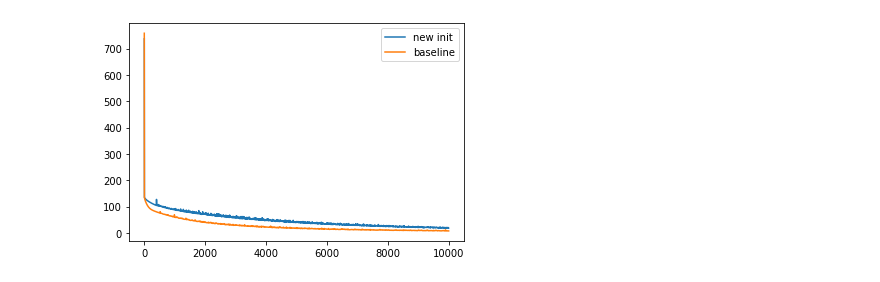
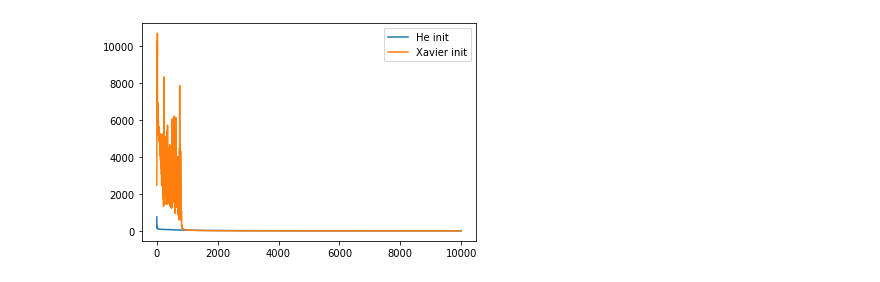
Before and after one commit to margotwagner/HCPrediction, a Jupyter notebook: notebooks/output-explorer.ipynb, the cells around one changed output. Cells and saved outputs as stored; diff of their text form; code cells hidden in the pictures.

```diff
--- a/notebooks/output-explorer.ipynb
+++ b/notebooks/output-explorer.ipynb
@@ -5,4 +83,4 @@ import numpy as np
 # %%
 # outputs = torch.load("../Elman_SGD/predloss/baseline_07022025.pth.tar")
-outputs = torch.load("../Elman_SGD/predloss/mh_0.3_eye_07032025.pth.tar")
-baseline = torch.load("../Elman_SGD/predloss/baseline_07022025.pth.tar")
+baseline = torch.load("../Elman_SGD/predloss/no-mask/baseline-07092025.pth.tar")
+outputs = torch.load("../Elman_SGD/predloss/no-mask/all-xavier-07092025.pth.tar")
@@ -99,9 +126,9 @@ plt.show()
 # %%
 start_x = 0
 
-plt.plot(loss[start_x:], label="new init")
-plt.plot(baseline["loss"][start_x:], label="baseline")
+plt.plot(baseline["loss"][start_x:], label="He init")
+plt.plot(outputs["loss"][start_x:], label="Xavier init")
 plt.legend()
 plt.show()
 # %% [output]
-[figure, old version]
+[figure, new version]
```
Also changed, not shown: parts of 15 cells of this notebook, 1 other file.
